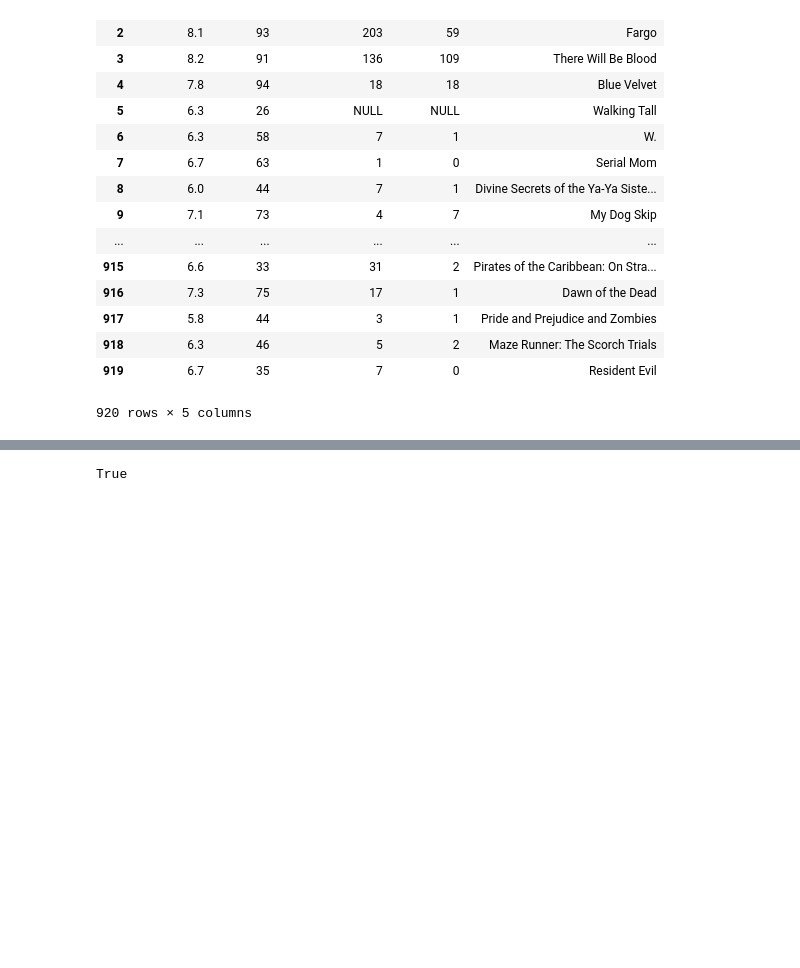
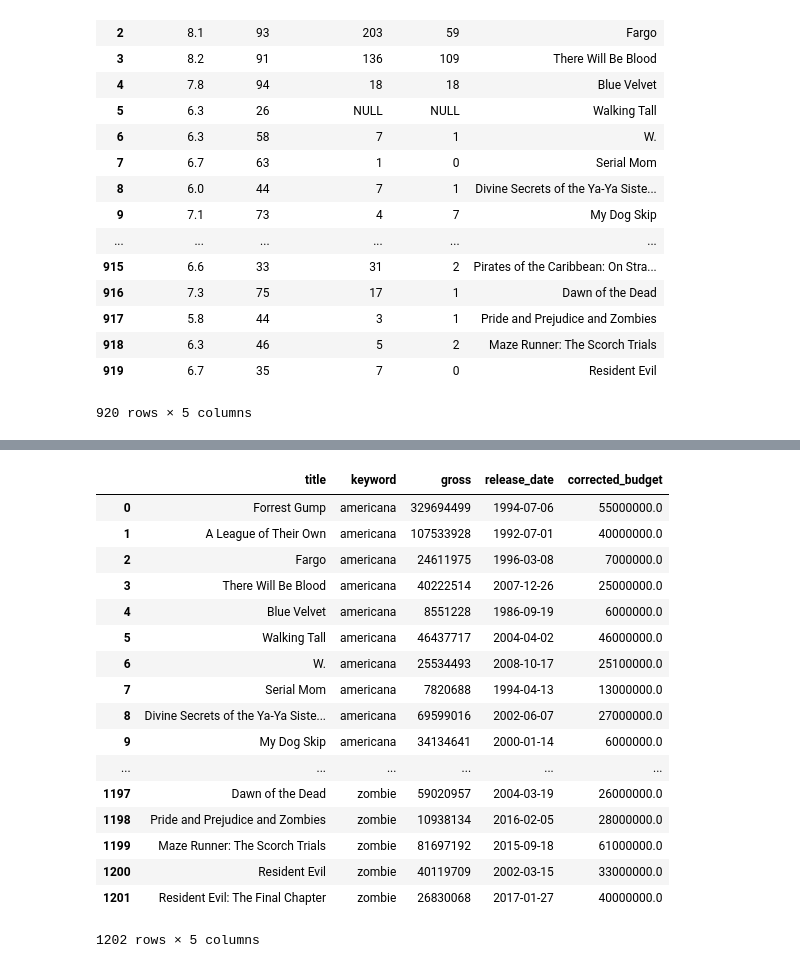
Before and after one commit to h-parker/movie-buzz, a Jupyter notebook: Movie Project.ipynb, the cells around one changed output, grey strips where cells are left out. Saved outputs shown, nothing was run; the diff lists cells and outputs as text; code cells hidden in the pictures; blank space fills up the shorter version.

```diff
--- a/Movie Project.ipynb
+++ b/Movie Project.ipynb
@@ -485,9 +487,22 @@ df
-# %%
-genre = 'Action'
-cursor.execute("""USE Mod_1_Project;""")
-cursor.execute(f"""SELECT genre_id FROM genres WHERE genre = '{genre}';""")
-cursor.fetchone() is None
-# %% [output]
-True
 # %%
 df2 = pd.read_csv('improved_import_movies.csv')
+df2
+# %% [output]
+|  | title | keyword | gross | release_date | corrected_budget |
+| 0 | Forrest Gump | americana | 329694499 | 1994-07-06 | 55000000.0 |
+| 1 | A League of Their Own | americana | 107533928 | 1992-07-01 | 40000000.0 |
+| 2 | Fargo | americana | 24611975 | 1996-03-08 | 7000000.0 |
+| 3 | There Will Be Blood | americana | 40222514 | 2007-12-26 | 25000000.0 |
+| 4 | Blue Velvet | americana | 8551228 | 1986-09-19 | 6000000.0 |
+| 5 | Walking Tall | americana | 46437717 | 2004-04-02 | 46000000.0 |
+| 6 | W. | americana | 25534493 | 2008-10-17 | 25100000.0 |
+| 7 | Serial Mom | americana | 7820688 | 1994-04-13 | 13000000.0 |
+| 8 | Divine Secrets of the Ya-Ya Siste... | americana | 69599016 | 2002-06-07 | 27000000.0 |
+| 9 | My Dog Skip | americana | 34134641 | 2000-01-14 | 6000000.0 |
+| ... | ... | ... | ... | ... | ... |
+| 1197 | Dawn of the Dead | zombie | 59020957 | 2004-03-19 | 26000000.0 |
+| 1198 | Pride and Prejudice and Zombies | zombie | 10938134 | 2016-02-05 | 28000000.0 |
+| 1199 | Maze Runner: The Scorch Trials | zombie | 81697192 | 2015-09-18 | 61000000.0 |
+| 1200 | Resident Evil | zombie | 40119709 | 2002-03-15 | 33000000.0 |
+| 1201 | Resident Evil: The Final Chapter | zombie | 26830068 | 2017-01-27 | 40000000.0 |
+1202 rows × 5 columns
```
Also changed, not shown: parts of 23 cells of this notebook.
